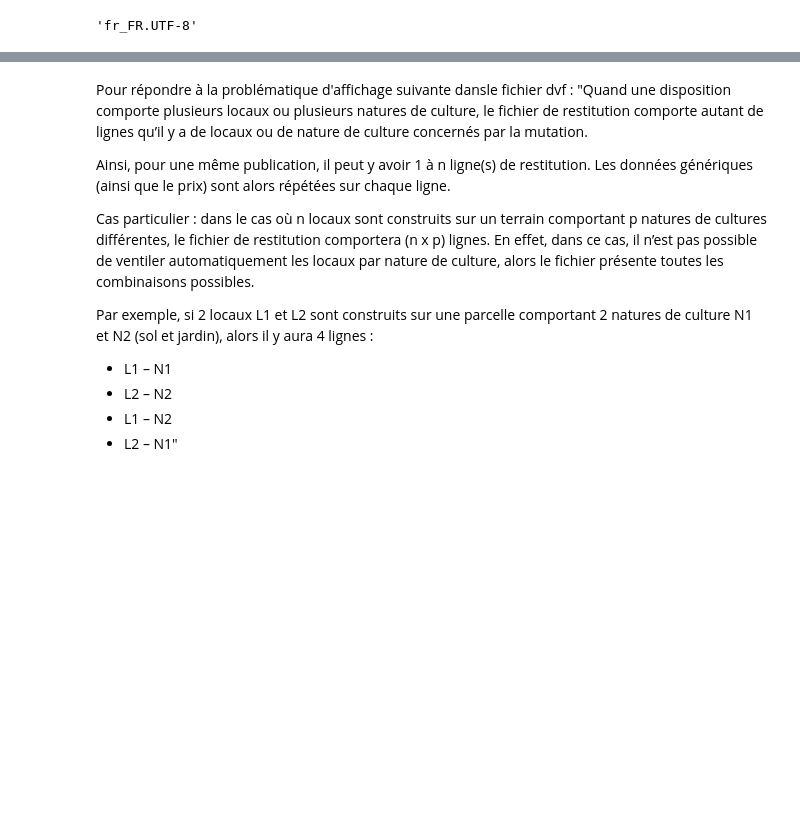
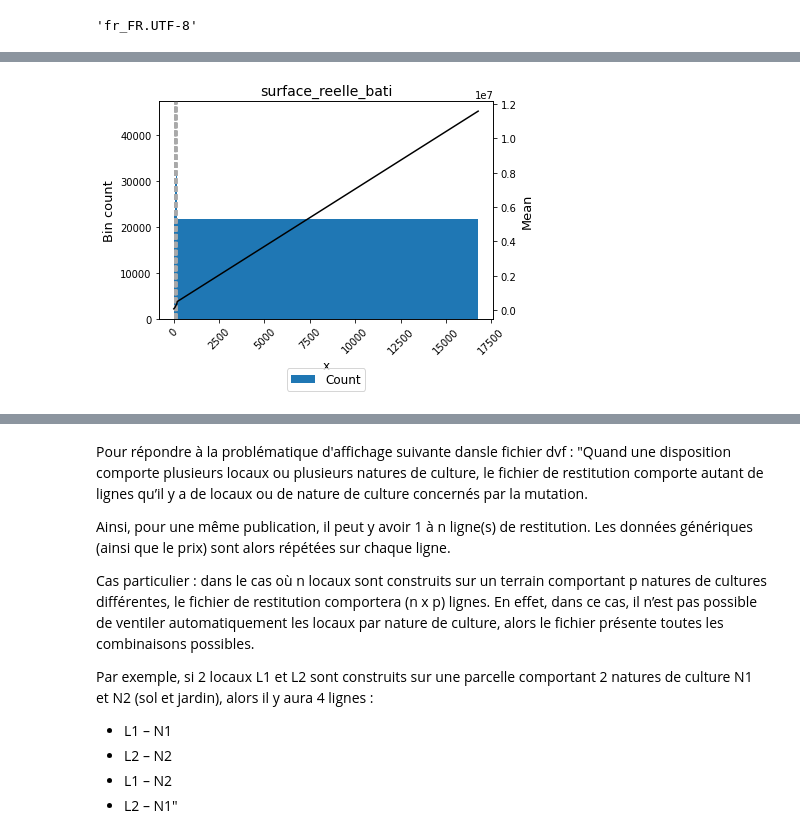
Before and after one commit to PierreBeylard/house_prediction, a Jupyter notebook: notebooks/creation_enrichissement_db_corrected2.ipynb, the cells around one changed output, grey strips where cells are left out. Drawn from its saved outputs; the diff is of its cells as text; code cells hidden in the pictures; blank space fills up the shorter version.

```diff
--- a/notebooks/creation_enrichissement_db_corrected2.ipynb
+++ b/notebooks/creation_enrichissement_db_corrected2.ipynb
@@ -186,0 +271,4 @@ df.columns
+# %%
+variable = "surface_reelle_bati"
+x = df[variable]
+y = df['Valeur fonciere']
@@ -186,0 +280,4 @@ df.columns
+# %%
+optb = ContinuousOptimalPWBinning(name=variable)
+# %%
+optb.fit(x, y)
@@ -186,0 +293,2 @@ df.columns
+# %%
+binning_table = optb.binning_table
@@ -186,0 +336,4 @@ df.columns
+# %%
+binning_table.plot()
+# %% [output]
+[figure, added]
```
Also changed, not shown: parts of 73 cells of this notebook, 5 other files.
